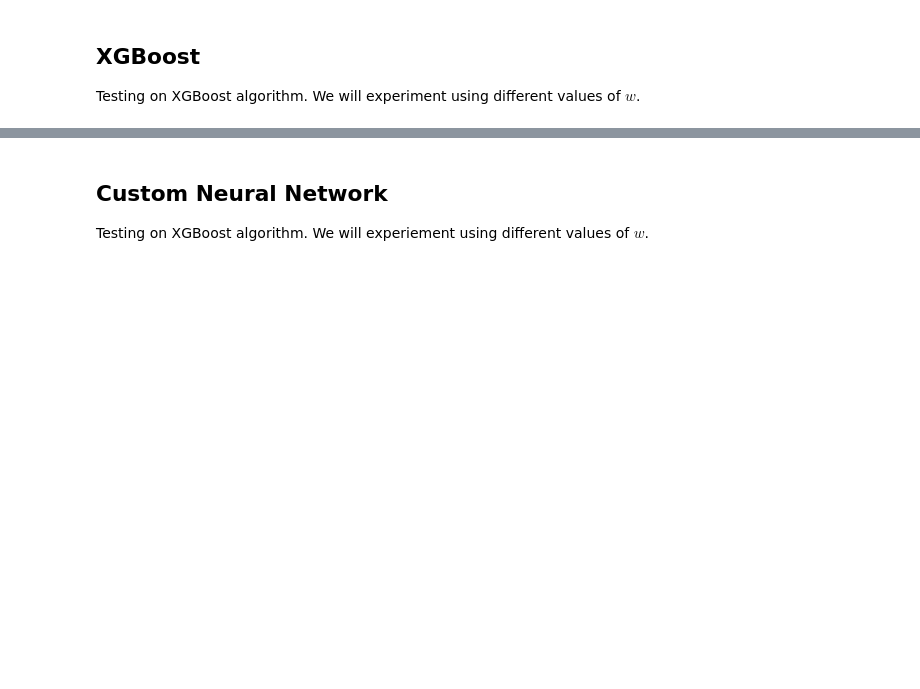
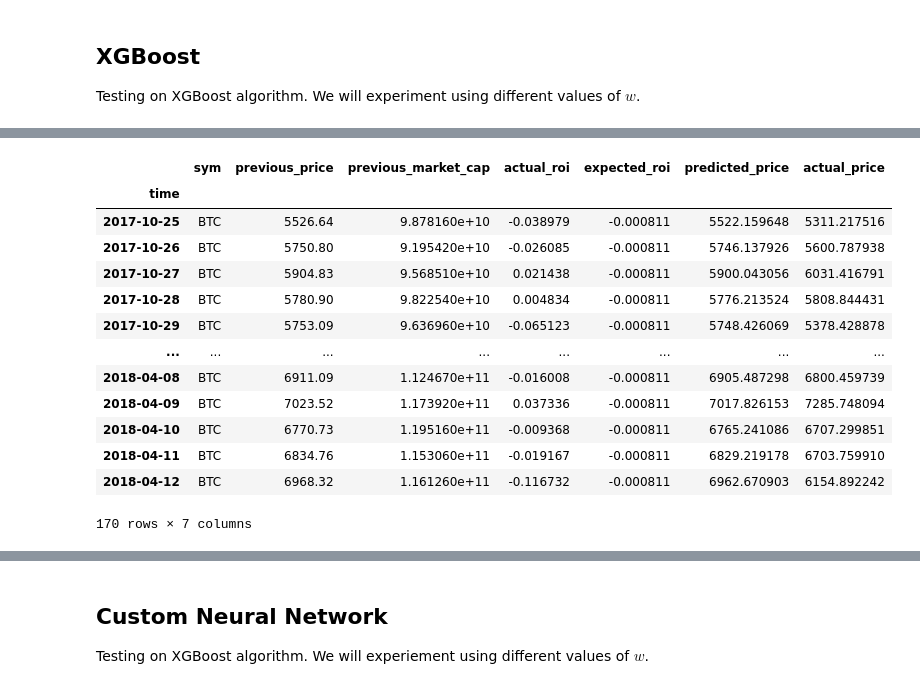
Before and after one commit to stevewam/crypto-prediction, a Jupyter notebook: Model Training.ipynb, the cells around one changed output, grey strips where cells are left out. Cells and saved outputs as stored; diff of their text form; code cells hidden in the pictures; blank space fills up the shorter version.

```diff
--- a/Model Training.ipynb
+++ b/Model Training.ipynb
@@ -332,0 +469,17 @@ Parameter image_name will be renamed to image_uri in SageMaker Python SDK v2.
+# %%
+asset_matrix
+# %% [output]
+|  | sym | previous_price | previous_market_cap | actual_roi | expected_roi | predicted_price | actual_price |
+| time |  |  |  |  |  |  |  |
+| 2017-10-25 | BTC | 5526.64 | 9.878160e+10 | -0.038979 | -0.000811 | 5522.159648 | 5311.217516 |
+| 2017-10-26 | BTC | 5750.80 | 9.195420e+10 | -0.026085 | -0.000811 | 5746.137926 | 5600.787938 |
+| 2017-10-27 | BTC | 5904.83 | 9.568510e+10 | 0.021438 | -0.000811 | 5900.043056 | 6031.416791 |
+| 2017-10-28 | BTC | 5780.90 | 9.822540e+10 | 0.004834 | -0.000811 | 5776.213524 | 5808.844431 |
+| 2017-10-29 | BTC | 5753.09 | 9.636960e+10 | -0.065123 | -0.000811 | 5748.426069 | 5378.428878 |
+| ... | ... | ... | ... | ... | ... | ... | ... |
+| 2018-04-08 | BTC | 6911.09 | 1.124670e+11 | -0.016008 | -0.000811 | 6905.487298 | 6800.459739 |
+| 2018-04-09 | BTC | 7023.52 | 1.173920e+11 | 0.037336 | -0.000811 | 7017.826153 | 7285.748094 |
+| 2018-04-10 | BTC | 6770.73 | 1.195160e+11 | -0.009368 | -0.000811 | 6765.241086 | 6707.299851 |
+| 2018-04-11 | BTC | 6834.76 | 1.153060e+11 | -0.019167 | -0.000811 | 6829.219178 | 6703.759910 |
+| 2018-04-12 | BTC | 6968.32 | 1.161260e+11 | -0.116732 | -0.000811 | 6962.670903 | 6154.892242 |
+170 rows × 7 columns
```
Also changed, not shown: parts of 15 cells of this notebook.
